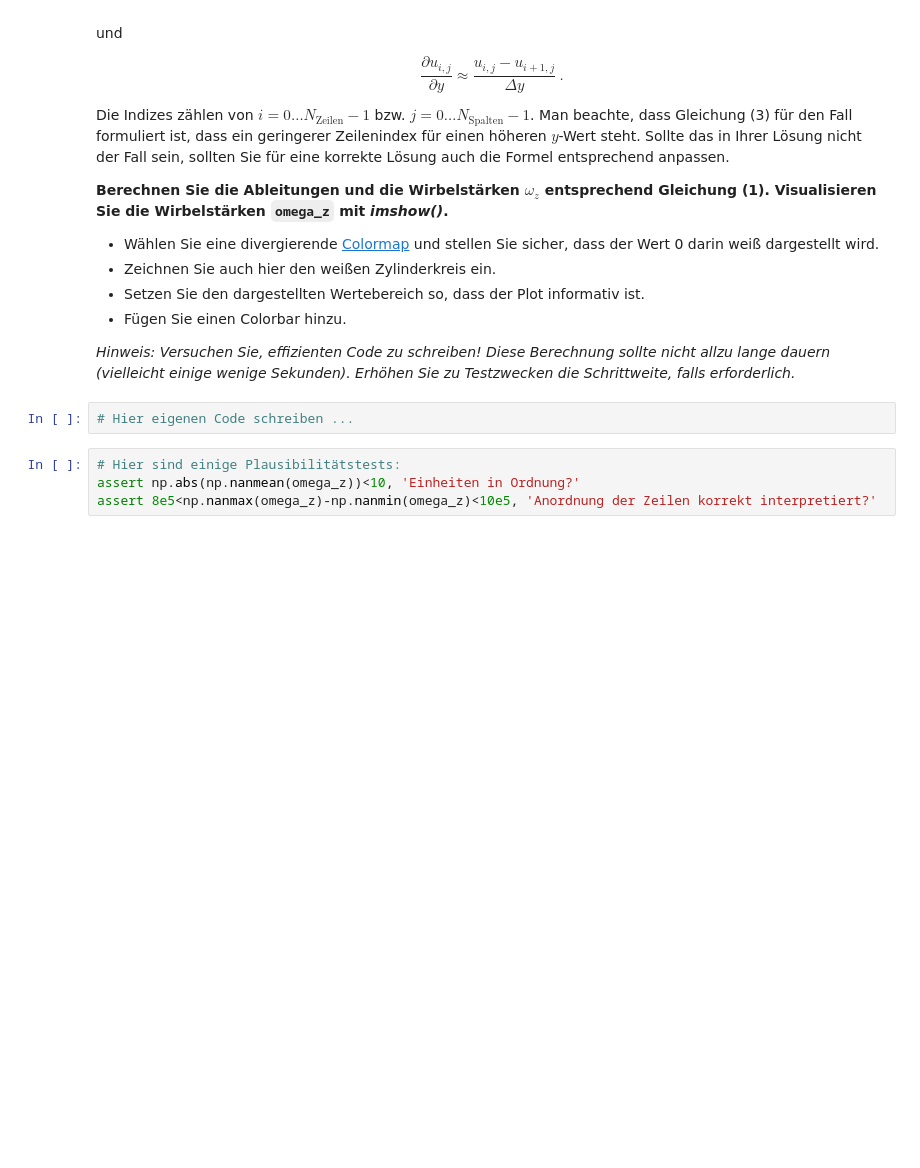
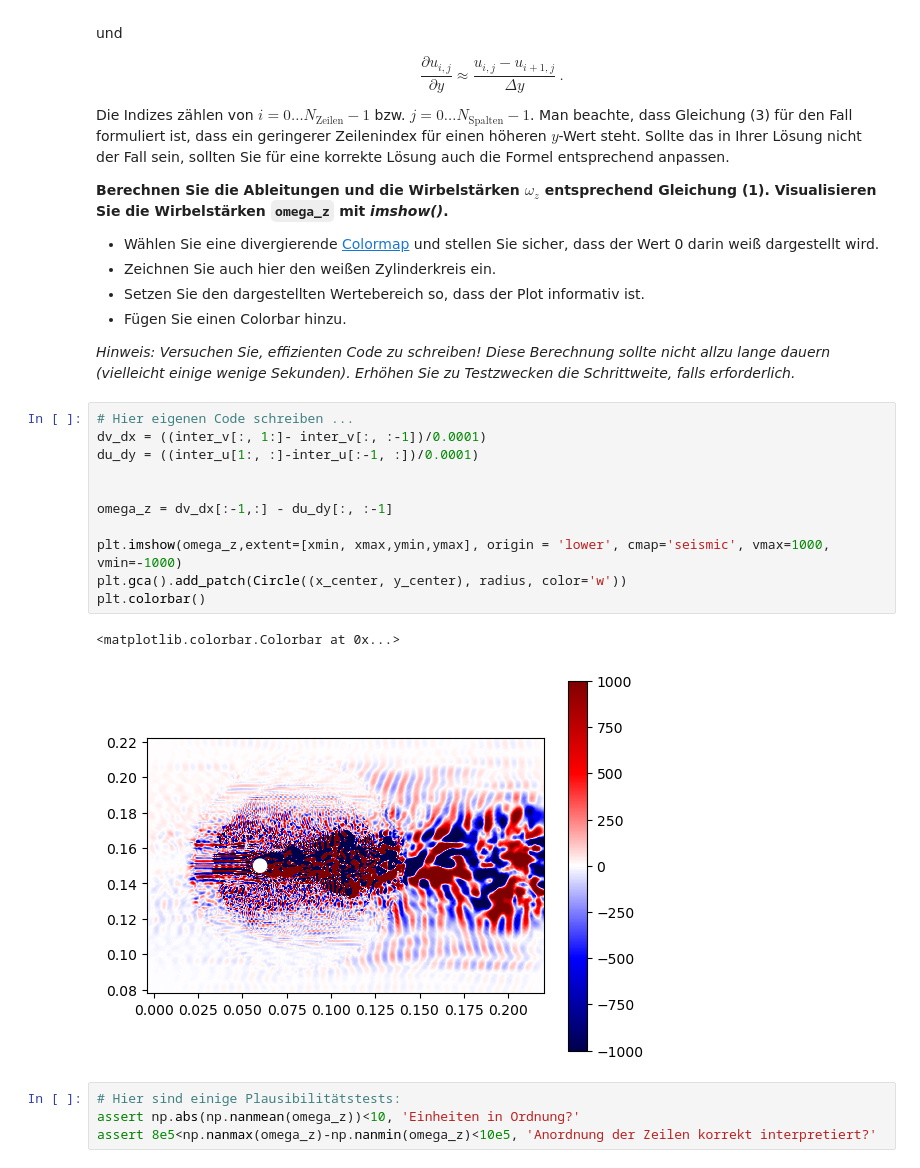
Before and after one commit to atkinsanton-source/PA3_Destroyers, a Jupyter notebook: PA3.ipynb, the cells around one changed output. Drawn from its saved outputs; the diff is of its cells as text; blank space fills up the shorter version.

```diff
--- a/PA3.ipynb
+++ b/PA3.ipynb
@@ -314,6 +314,18 @@ Die Indizes zählen von $i=0\ldots N_\text{Zeilen}-1$ bzw. $j=0\ldots N_\text{Sp
 _Hinweis: Versuchen Sie, effizienten Code zu schreiben! Diese Berechnung sollte nicht allzu lange dauern (vielleicht einige wenige Sekunden). Erhöhen Sie zu Testzwecken die Schrittweite, falls erforderlich._
 # %%
 # Hier eigenen Code schreiben ...
+dv_dx = ((inter_v[:, 1:]- inter_v[:, :-1])/0.0001)
+du_dy = ((inter_u[1:, :]-inter_u[:-1, :])/0.0001)
+
+
+omega_z = dv_dx[:-1,:] - du_dy[:, :-1]
+
+plt.imshow(omega_z,extent=[xmin, xmax,ymin,ymax], origin = 'lower', cmap='seismic', vmax=1000, vmin=-1000)
+plt.gca().add_patch(Circle((x_center, y_center), radius, color='w'))
+plt.colorbar()
+# %% [output]
+<matplotlib.colorbar.Colorbar at 0x...>
+[figure, added]
 # %%
 # Hier sind einige Plausibilitätstests:
 assert np.abs(np.nanmean(omega_z))<10, 'Einheiten in Ordnung?'
```
